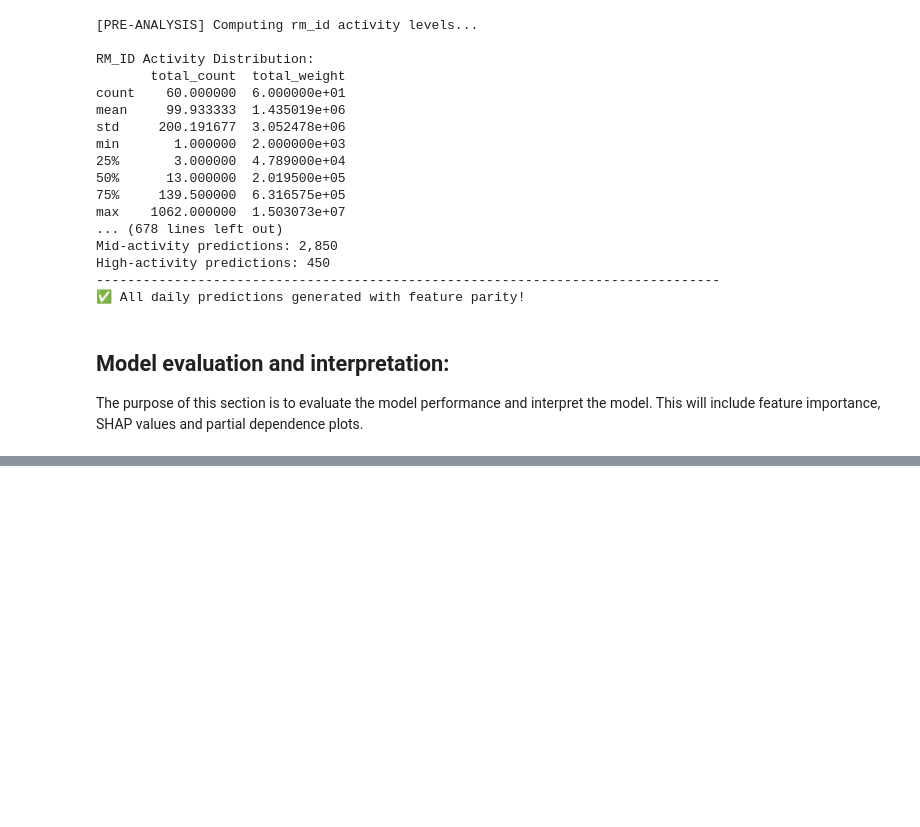
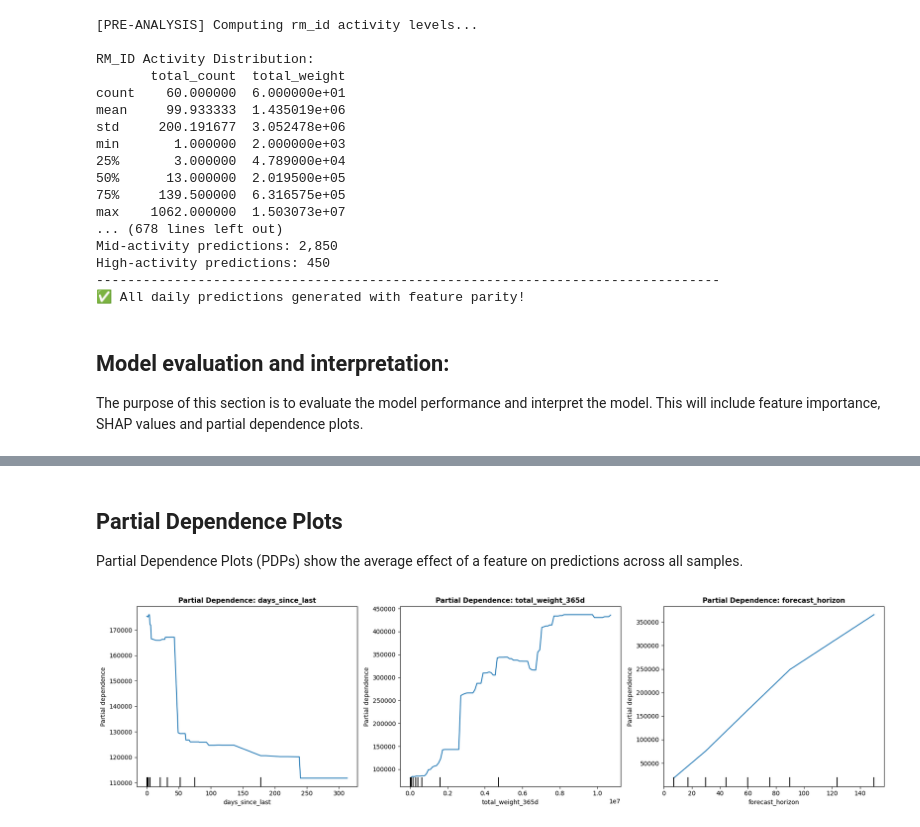
Before and after one commit to lawaasen/ModernML_project, a Jupyter notebook: Report.ipynb, the cells around one changed output, grey strips where cells are left out. Cells and saved outputs as stored; diff of their text form; code cells hidden in the pictures; blank space fills up the shorter version.

```diff
--- a/Report.ipynb
+++ b/Report.ipynb
@@ -2757,0 +3108,25 @@ The purpose of this section is to evaluate the model performance and interpret t
+# %% [markdown]
+## Partial Dependence Plots
+
+Partial Dependence Plots (PDPs) show the average effect of a feature on predictions across all samples.
+# %%
+# Get feature indices
+feature_indices = [feature_cols.index(f) for f in top_features]
+
+fig, axes = plt.subplots(1, 3, figsize=(18, 5))
+
+for idx, (feature, feature_idx) in enumerate(zip(top_features, feature_indices)):
+    PartialDependenceDisplay.from_estimator(
+        model,
+        X_val,
+        features=[feature_idx],
+        feature_names=feature_cols,
+        ax=axes[idx],
+        kind='average'
+    )
+    axes[idx].set_title(f'Partial Dependence: {feature}', fontsize=11, fontweight='bold')
+
+plt.tight_layout()
+plt.show()
+# %% [output]
+[figure, added]
```
Also changed, not shown: parts of 17 cells of this notebook.
